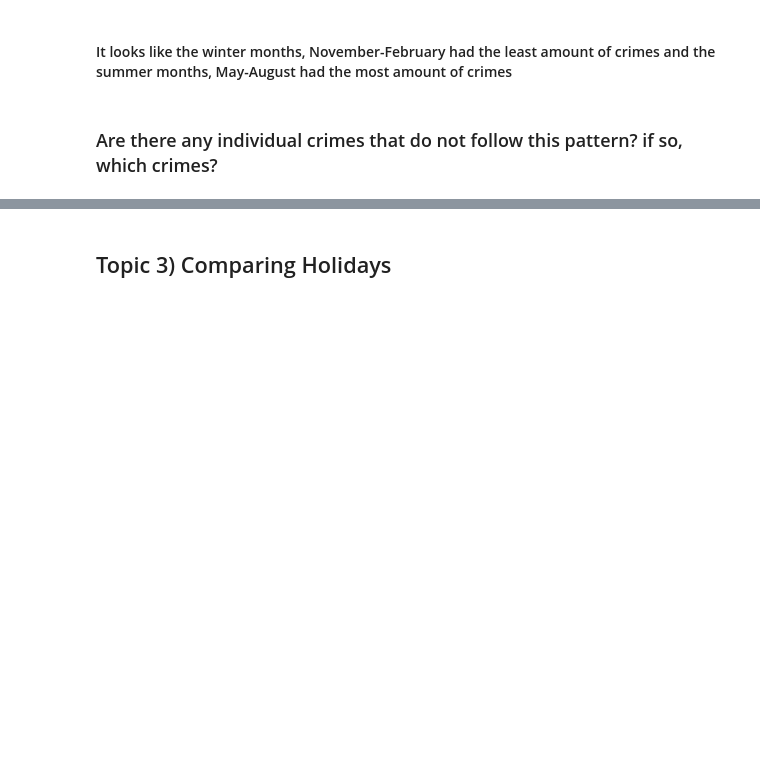
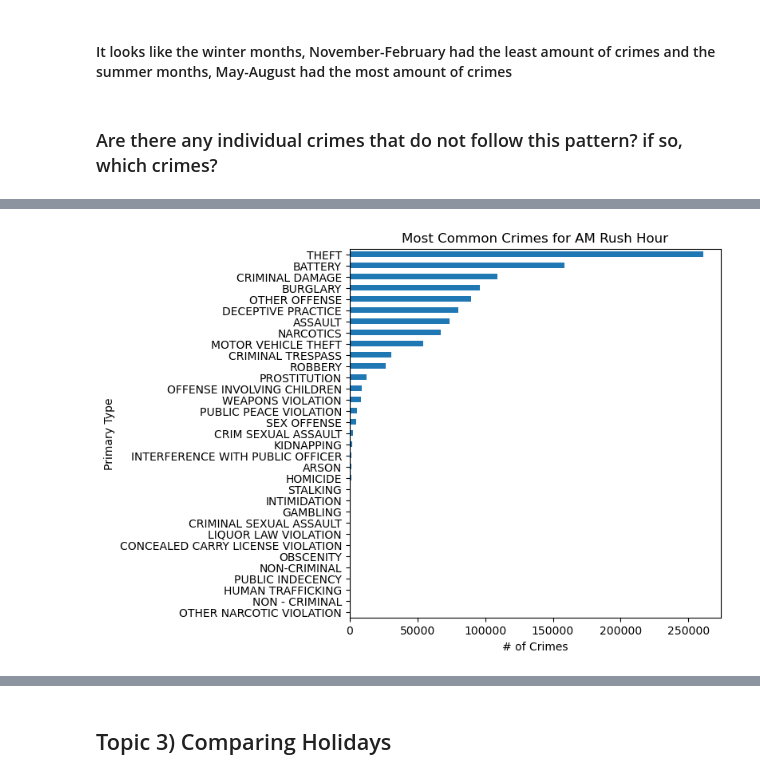
Before and after one commit to SpreeC/Chicago-Crime-Data-Project, a Jupyter notebook: Part 1.ipynb, the cells around one changed output, grey strips where cells are left out. Drawn from its saved outputs; the diff is of its cells as text; code cells hidden in the pictures; blank space fills up the shorter version.

```diff
--- a/Part 1.ipynb
+++ b/Part 1.ipynb
@@ -256,0 +225,4 @@ crime_column.plot()
+# %%
+#save crimes by hour
+crimes_by_hour = df.groupby("HourOfDay")['Primary Type'].value_counts(normalize=False)
+crimes_by_hour
@@ -256,0 +243,4 @@ crime_column.plot()
+# %%
+#save am rush hour
+am_rush_hour = crimes_by_hour.loc[7]+crimes_by_hour.loc[8]+crimes_by_hour.loc[9]+crimes_by_hour.loc[10]
+am_rush_hour
@@ -256,0 +287,6 @@ crime_column.plot()
+# %%
+#plot am rush hour
+ax = am_rush_hour.sort_values().plot(kind='barh',figsize=(6,6))
+ax.set(title='Most Common Crimes for AM Rush Hour',xlabel='# of Crimes');
+# %% [output]
+[figure, added]
```
Also changed, not shown: parts of 35 cells of this notebook.
